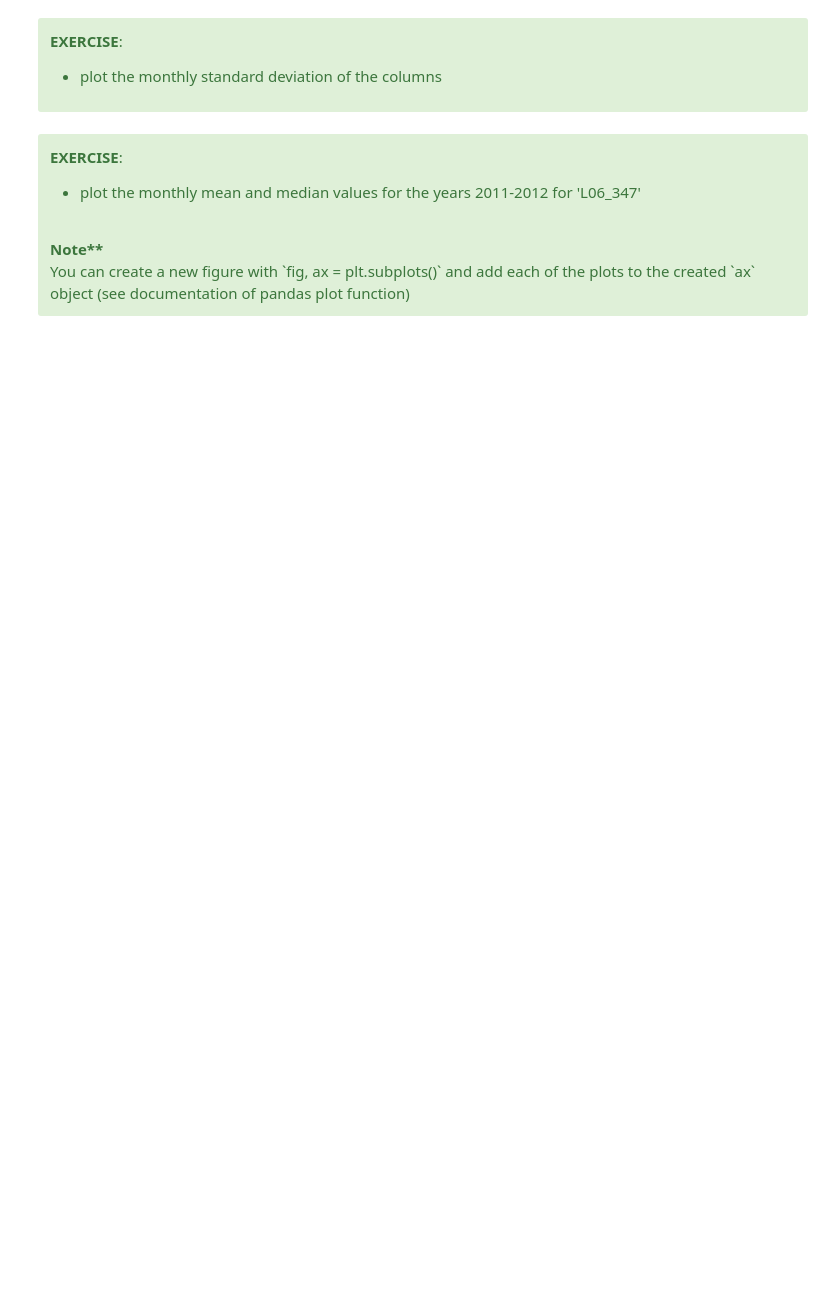
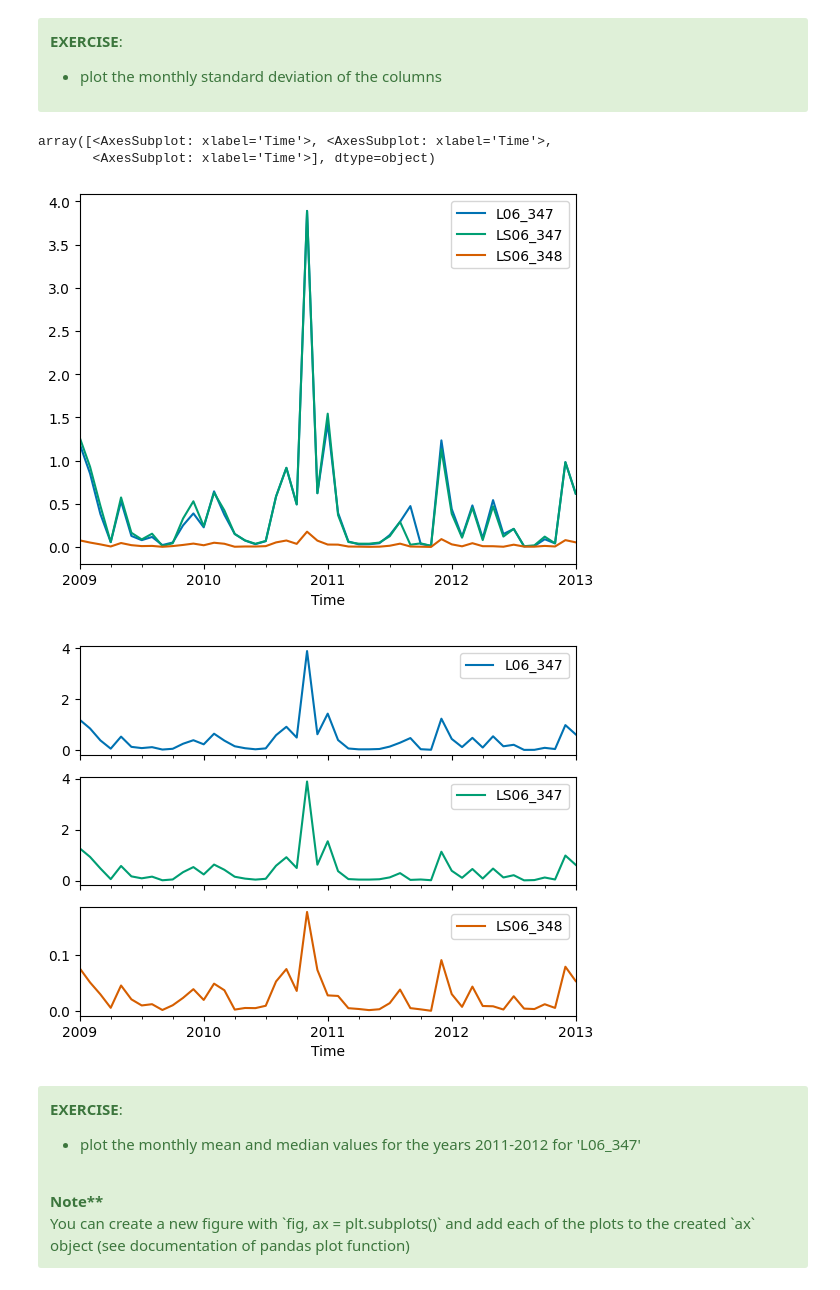
Before and after one commit to baptiste-pasquier/datacamp-master, a Jupyter notebook: 01_pandas/01-pandas_overview.ipynb, the cells around one changed output. Saved outputs shown, nothing was run; the diff lists cells and outputs as text; code cells hidden in the pictures; blank space fills up the shorter version.

```diff
--- a/01_pandas/01-pandas_overview.ipynb
+++ b/01_pandas/01-pandas_overview.ipynb
@@ -790,6 +1575,14 @@ data.resample("A").mean().plot()
   <li>plot the monthly standard deviation of the columns</li>
 </ul>
 </div>
+# %%
+data.resample("M").std().plot()
+data.resample("M").std().plot(subplots=True)
+# %% [output]
+array([<AxesSubplot: xlabel='Time'>, <AxesSubplot: xlabel='Time'>,
+       <AxesSubplot: xlabel='Time'>], dtype=object)
+[figure, added]
+[figure, added]
 # %% [markdown]
 <div class="alert alert-success">
 
```
Also changed, not shown: parts of 163 cells of this notebook.
